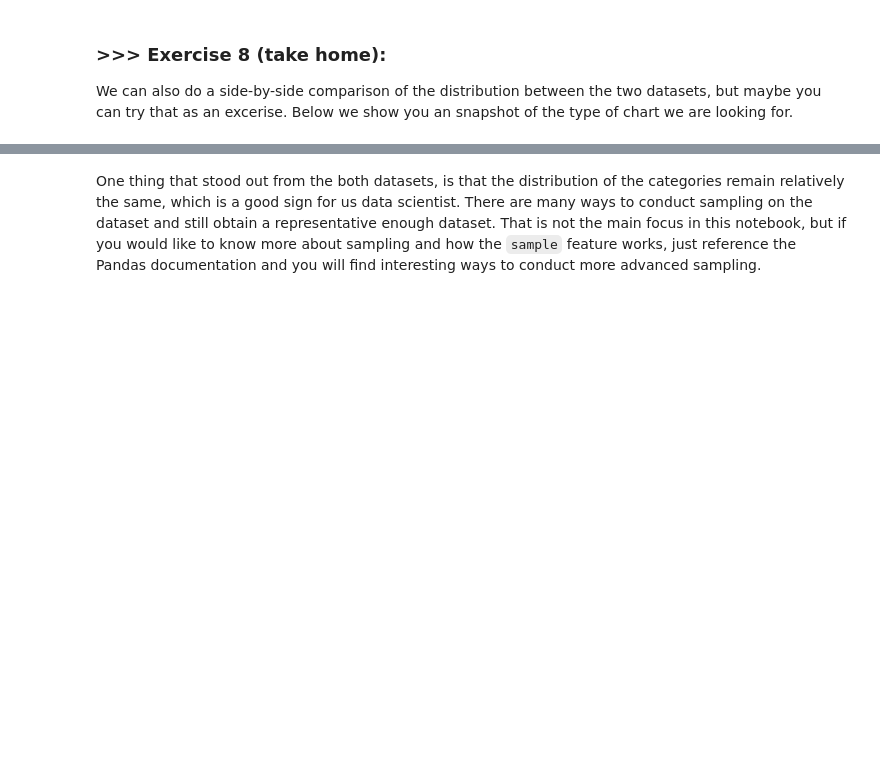
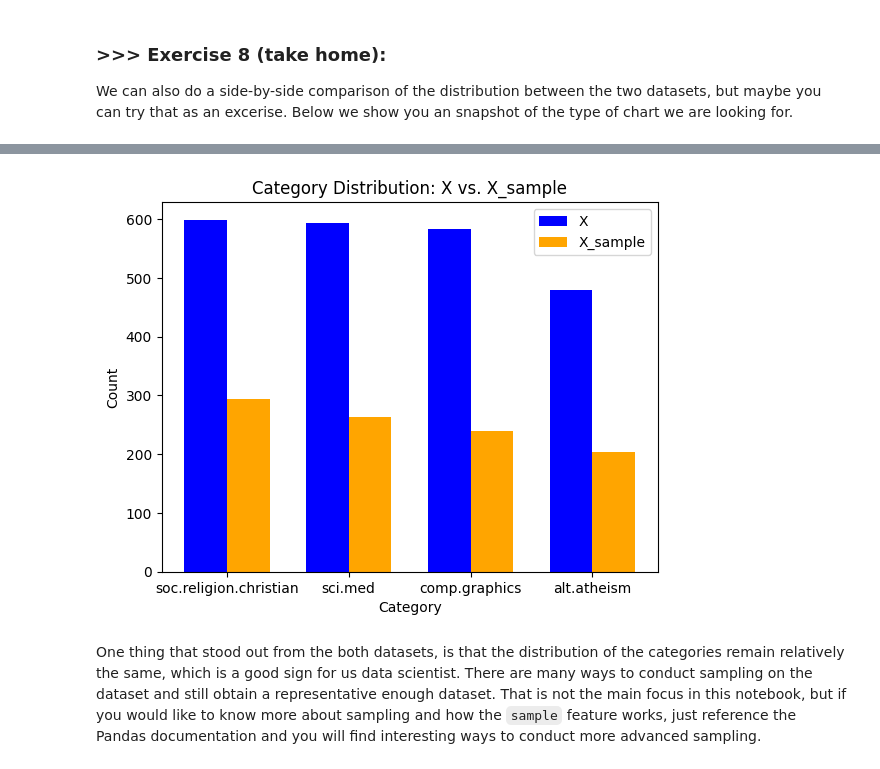
Before and after one commit to syaheer-altaf/DM2024-Lab1-Master, a Jupyter notebook: DM2024-Lab1-Master.ipynb, the cells around one changed output, grey strips where cells are left out. Drawn from its saved outputs; the diff is of its cells as text; code cells hidden in the pictures; blank space fills up the shorter version.

```diff
--- a/DM2024-Lab1-Master.ipynb
+++ b/DM2024-Lab1-Master.ipynb
@@ -732,3 +825,32 @@ We can also do a side-by-side comparison of the distribution between the two dat
+# %%
+# Answer here
+import matplotlib.pyplot as plt
+import numpy as np
+
+# get the value counts for both dataframes
+counts_X = X.category_name.value_counts()
+counts_X_sample = X_sample.category_name.value_counts()
+
+# create a new, combined dataframe (make sure to fill missing values with 0s if necessaty)
+counts_combined = pd.DataFrame({'X': counts_X, 'X_sample': counts_X_sample}).fillna(0)
+
+# define positions for the bars
+bar_width = 0.35
+x = np.arange(len(counts_combined))  # the label locations
+
+# create the bar chart
+plt.bar(x - bar_width/2, counts_combined['X'], width=bar_width, label='X', color='blue')
+plt.bar(x + bar_width/2, counts_combined['X_sample'], width=bar_width, label='X_sample', color='orange')
+
+# add labels and title, then show the plot
+plt.xlabel('Category')
+plt.ylabel('Count')
+plt.title('Category Distribution: X vs. X_sample')
+plt.xticks(x, counts_combined.index, rotation=0)
+plt.legend()
+plt.show()
+# %% [output]
+[figure, added]
 # %% [markdown]
 One thing that stood out from the both datasets, is that the distribution of the categories remain relatively the same, which is a good sign for us data scientist. There are many ways to conduct sampling on the dataset and still obtain a representative enough dataset. That is not the main focus in this notebook, but if you would like to know more about sampling and how the `sample` feature works, just reference the Pandas documentation and you will find interesting ways to conduct more advanced sampling.
 # %% [markdown]
```
Also changed, not shown: parts of 27 cells of this notebook.
